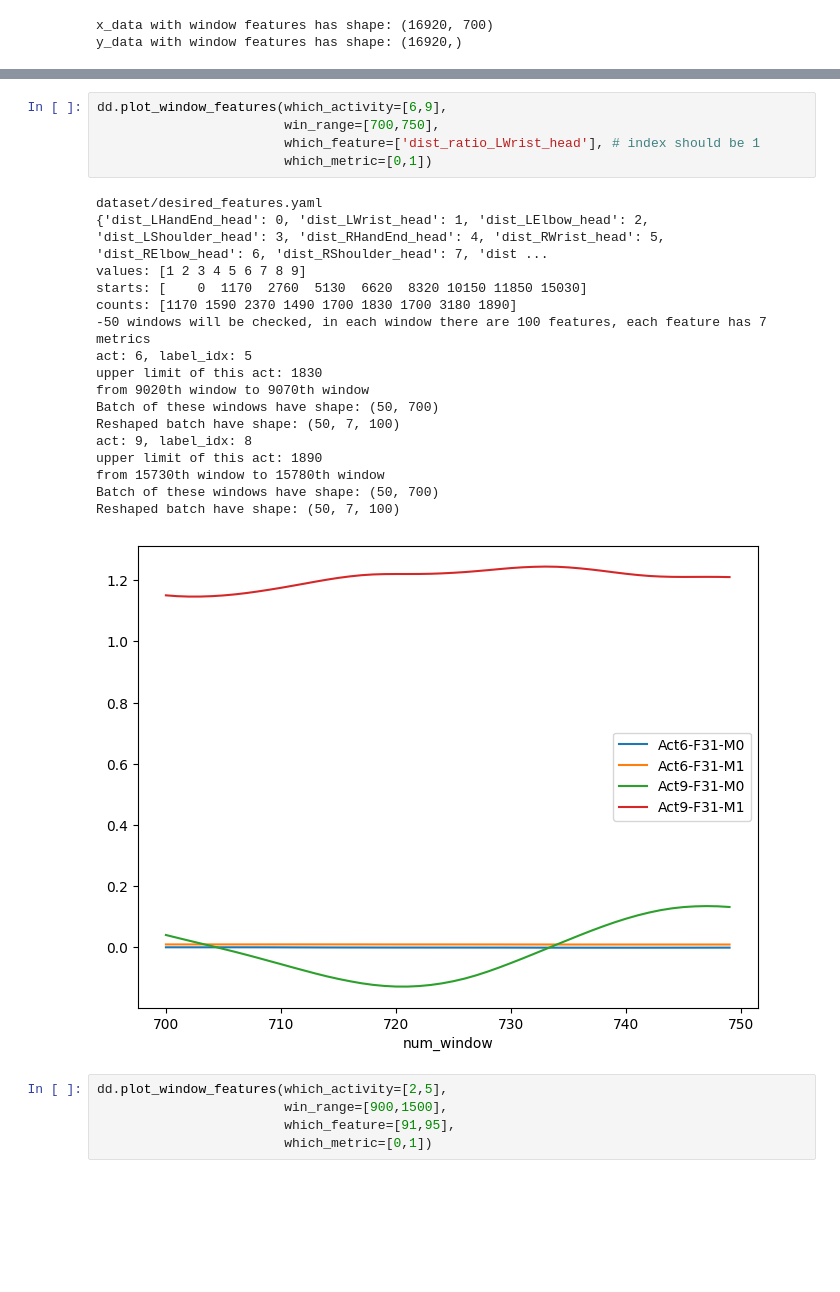
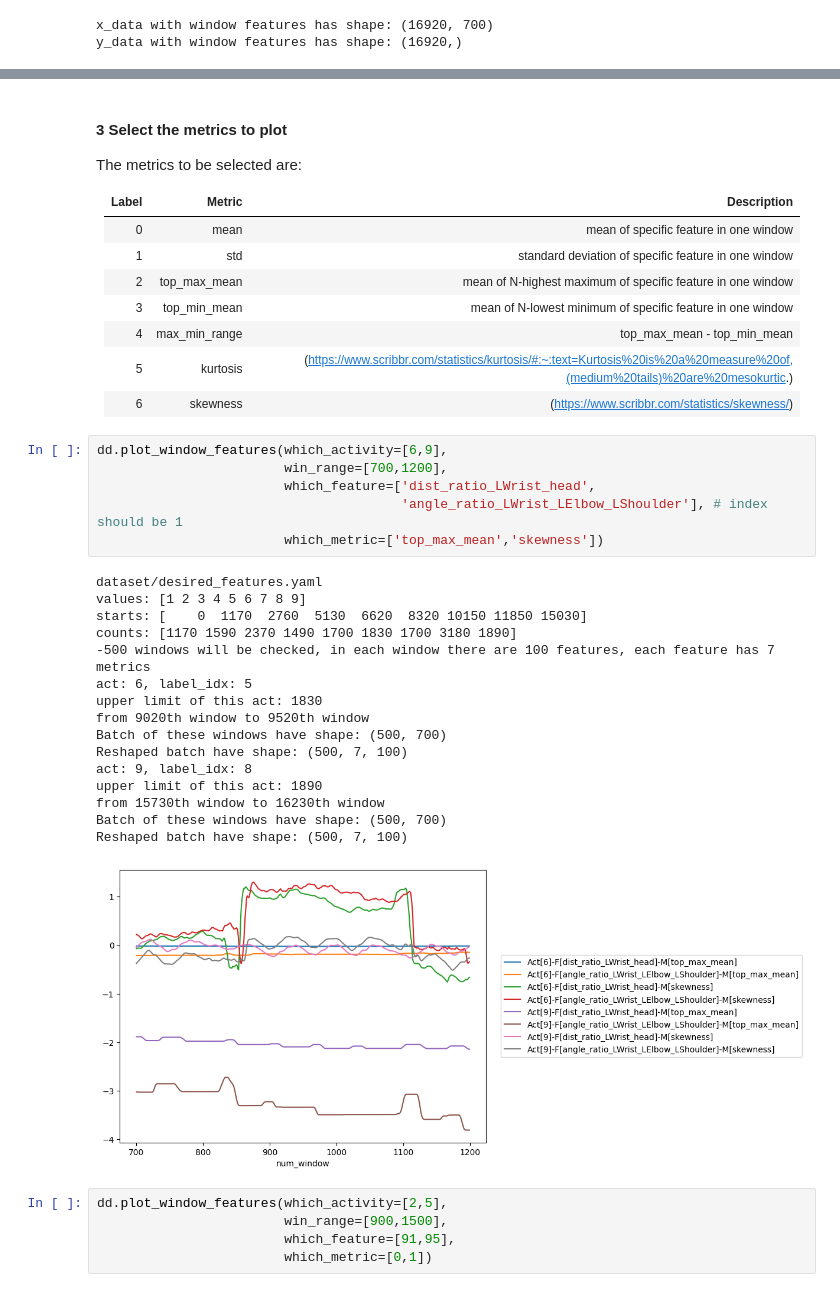
Before and after one commit to MyLovelyAxe/Motion_Classification_Thesis_IAW_RWTH, a Jupyter notebook: plot_features.ipynb, the cells around one changed output, grey strips where cells are left out. Drawn from its saved outputs; the diff is of its cells as text; blank space fills up the shorter version.

```diff
--- a/plot_features.ipynb
+++ b/plot_features.ipynb
@@ -19,26 +83,40 @@ y_data with window features has shape: (16920,)
+# %% [markdown]
+#### 3 Select the metrics to plot
+
+The metrics to be selected are:
+
+| Label | Metric | Description |
+|--|--|--|
+|0| mean | mean of specific feature in one window |
+|1| std | standard deviation of specific feature in one window |
+|2| top_max_mean | mean of N-highest maximum of specific feature in one window |
+|3| top_min_mean | mean of N-lowest minimum of specific feature in one window |
+|4| max_min_range | top_max_mean - top_min_mean |
+|5| kurtosis | (https://www.scribbr.com/statistics/kurtosis/#:~:text=Kurtosis%20is%20a%20measure%20of,(medium%20tails)%20are%20mesokurtic.) |
+|6| skewness | (https://www.scribbr.com/statistics/skewness/) |
 # %%
 dd.plot_window_features(which_activity=[6,9],
-                        win_range=[700,750],
-                        which_feature=['dist_ratio_LWrist_head'], # index should be 1
-                        which_metric=[0,1])
+                        win_range=[700,1200],
+                        which_feature=['dist_ratio_LWrist_head',
+                                       'angle_ratio_LWrist_LElbow_LShoulder'], # index should be 1
+                        which_metric=['top_max_mean','skewness'])
 # %% [output]
 dataset/desired_features.yaml
-{'dist_LHandEnd_head': 0, 'dist_LWrist_head': 1, 'dist_LElbow_head': 2, 'dist_LShoulder_head': 3, 'dist_RHandEnd_head': 4, 'dist_RWrist_head': 5, 'dist_RElbow_head': 6, 'dist_RShoulder_head': 7, 'dist ...
 values: [1 2 3 4 5 6 7 8 9]
 starts: [    0  1170  2760  5130  6620  8320 10150 11850 15030]
 counts: [1170 1590 2370 1490 1700 1830 1700 3180 1890]
--50 windows will be checked, in each window there are 100 features, each feature has 7 metrics
+-500 windows will be checked, in each window there are 100 features, each feature has 7 metrics
 act: 6, label_idx: 5
 upper limit of this act: 1830
-from 9020th window to 9070th window
-Batch of these windows have shape: (50, 700)
-Reshaped batch have shape: (50, 7, 100)
+from 9020th window to 9520th window
+Batch of these windows have shape: (500, 700)
+Reshaped batch have shape: (500, 7, 100)
 act: 9, label_idx: 8
 upper limit of this act: 1890
-from 15730th window to 15780th window
-Batch of these windows have shape: (50, 700)
-Reshaped batch have shape: (50, 7, 100)
+from 15730th window to 16230th window
+Batch of these windows have shape: (500, 700)
+Reshaped batch have shape: (500, 7, 100)
-[figure, old version]
+[figure, new version]
 # %%
 dd.plot_window_features(which_activity=[2,5],
                         win_range=[900,1500],
```
Also changed, not shown: parts of 3 cells of this notebook, 3 other files.
